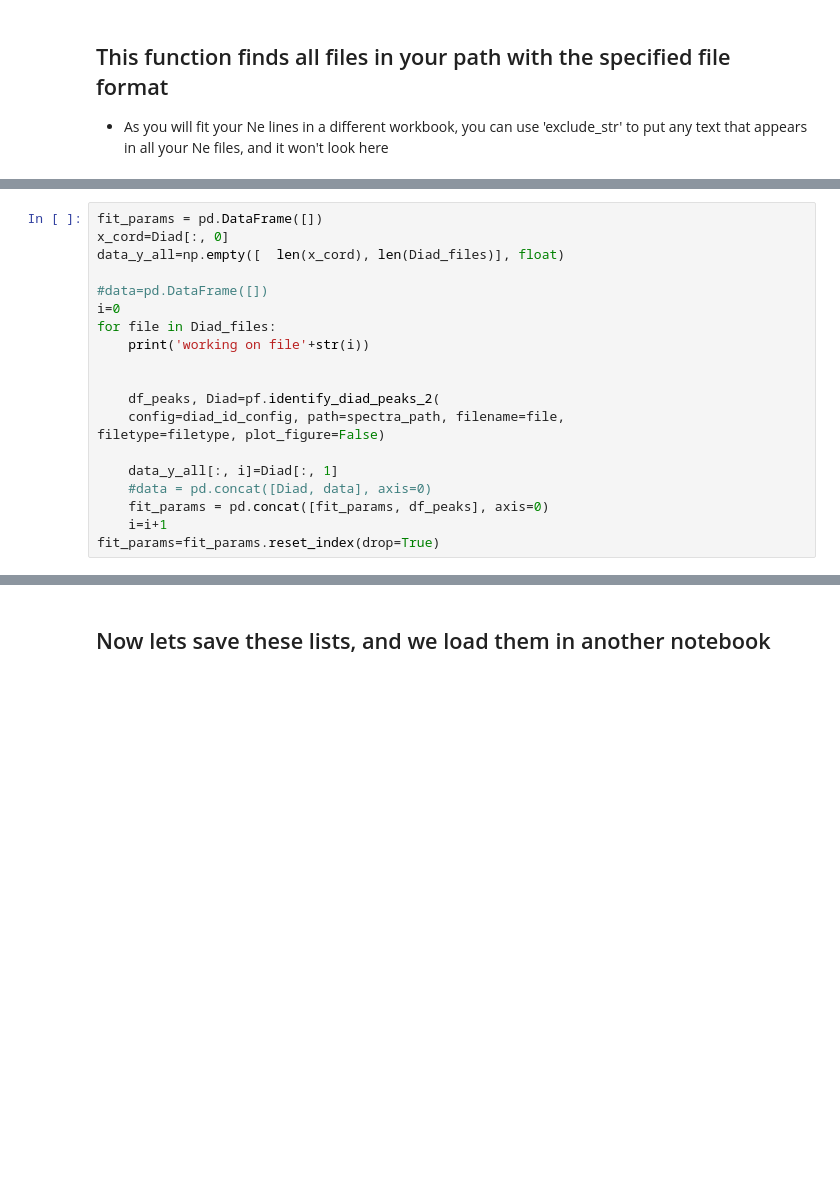
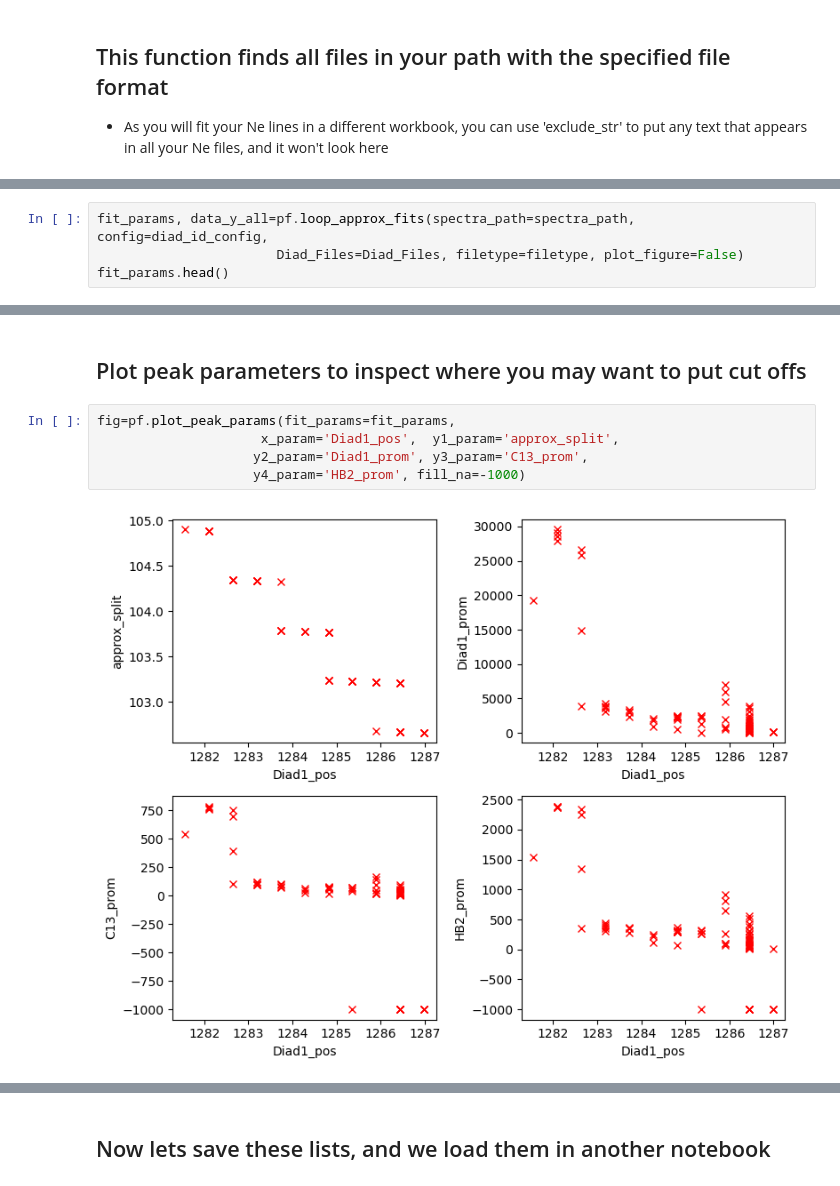
Before and after one commit to PennyWieser/DiadFit, a Jupyter notebook: docs/Examples/Diad_Fitting_Nov22nd2022/Dec_Filtering_Numerical.ipynb, the cells around one changed output, grey strips where cells are left out. Drawn from its saved outputs; the diff is of its cells as text; blank space fills up the shorter version.

```diff
--- a/docs/Examples/Diad_Fitting_Nov22nd2022/Dec_Filtering_Numerical.ipynb
+++ b/docs/Examples/Diad_Fitting_Nov22nd2022/Dec_Filtering_Numerical.ipynb
@@ -72,20 +58,0 @@ len(Diad_files)
-# %%
-fit_params = pd.DataFrame([])
-x_cord=Diad[:, 0]
-data_y_all=np.empty([  len(x_cord), len(Diad_files)], float)
-
-#data=pd.DataFrame([])
-i=0
-for file in Diad_files:
-    print('working on file'+str(i))
-
-
-    df_peaks, Diad=pf.identify_diad_peaks_2(
-    config=diad_id_config, path=spectra_path, filename=file,
-filetype=filetype, plot_figure=False)
-
-    data_y_all[:, i]=Diad[:, 1]
-    #data = pd.concat([Diad, data], axis=0)
-    fit_params = pd.concat([fit_params, df_peaks], axis=0)
-    i=i+1
-fit_params=fit_params.reset_index(drop=True)
@@ -293,0 +70,4 @@ ax1.set_xlim([1230, 1450])
+# %%
+fit_params, data_y_all=pf.loop_approx_fits(spectra_path=spectra_path, config=diad_id_config,
+                       Diad_Files=Diad_Files, filetype=filetype, plot_figure=False)
+fit_params.head()
@@ -293,0 +82,9 @@ ax1.set_xlim([1230, 1450])
+# %% [markdown]
+## Plot peak parameters to inspect where you may want to put cut offs
+# %%
+fig=pf.plot_peak_params(fit_params=fit_params,
+                     x_param='Diad1_pos',  y1_param='approx_split',
+                    y2_param='Diad1_prom', y3_param='C13_prom',
+                    y4_param='HB2_prom', fill_na=-1000)
+# %% [output]
+[figure, added]
```
Also changed, not shown: parts of 29 cells of this notebook, 7 other files.
